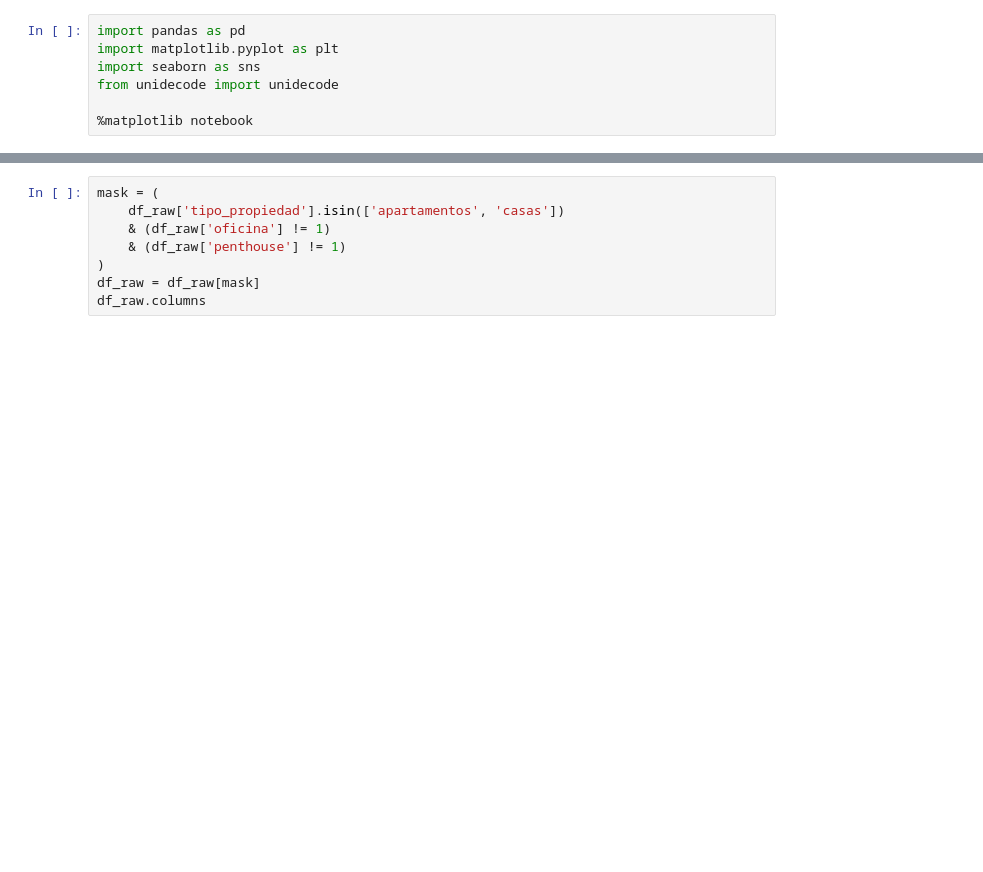
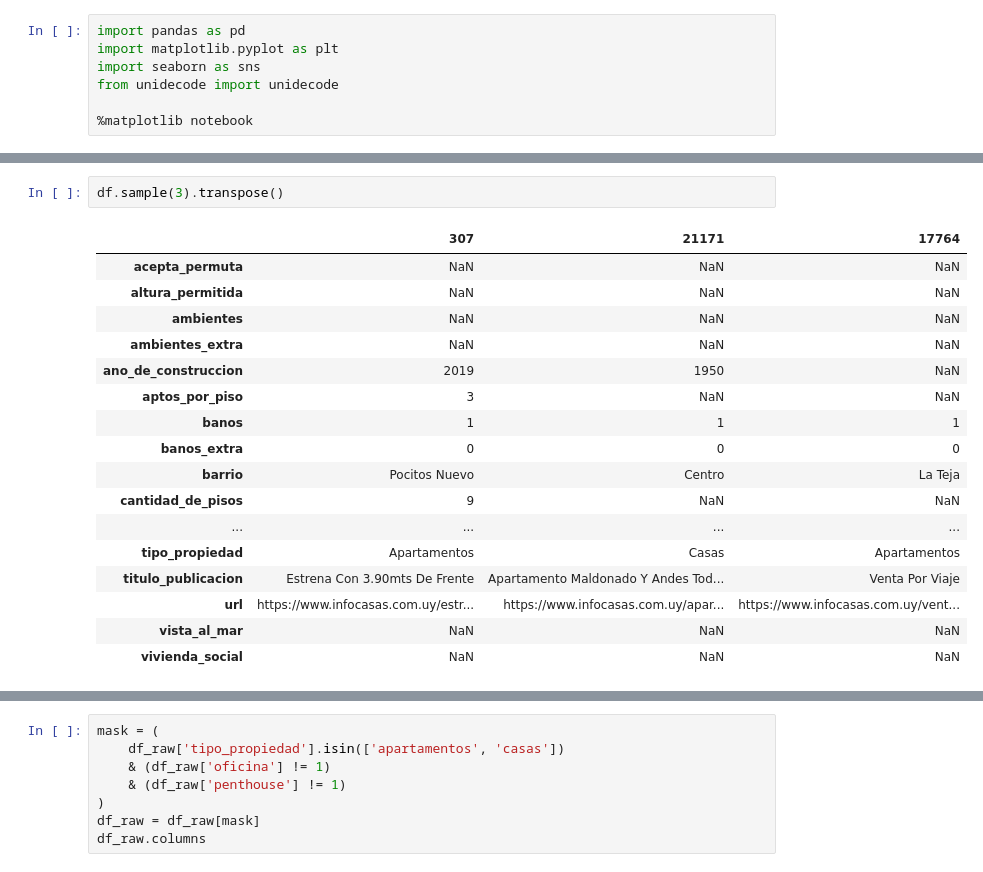
Before and after one commit to creyesp/houses-project, a Jupyter notebook: notebooks/sklearn.ipynb, the cells around one changed output, grey strips where cells are left out. Cells and saved outputs as stored; diff of their text form; blank space fills up the shorter version.

```diff
--- a/notebooks/sklearn.ipynb
+++ b/notebooks/sklearn.ipynb
@@ -10,0 +42,20 @@ df.head(5)
+# %%
+df.sample(3).transpose()
+# %% [output]
+|  | 307 | 21171 | 17764 |
+| acepta_permuta | NaN | NaN | NaN |
+| altura_permitida | NaN | NaN | NaN |
+| ambientes | NaN | NaN | NaN |
+| ambientes_extra | NaN | NaN | NaN |
+| ano_de_construccion | 2019 | 1950 | NaN |
+| aptos_por_piso | 3 | NaN | NaN |
+| banos | 1 | 1 | 1 |
+| banos_extra | 0 | 0 | 0 |
+| barrio | Pocitos Nuevo | Centro | La Teja |
+| cantidad_de_pisos | 9 | NaN | NaN |
+| ... | ... | ... | ... |
+| tipo_propiedad | Apartamentos | Casas | Apartamentos |
+| titulo_publicacion | Estrena Con 3.90mts De Frente | Apartamento Maldonado Y Andes Tod... | Venta Por Viaje |
+| url | https://www.infocasas.com.uy/estr... | https://www.infocasas.com.uy/apar... | https://www.infocasas.com.uy/vent... |
+| vista_al_mar | NaN | NaN | NaN |
+| vivienda_social | NaN | NaN | NaN |
```
Also changed, not shown: parts of 6 cells of this notebook, 2 other files.
